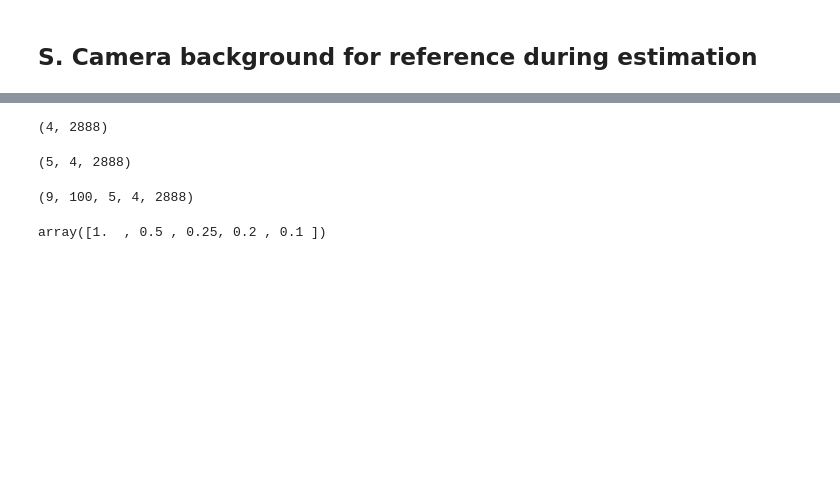
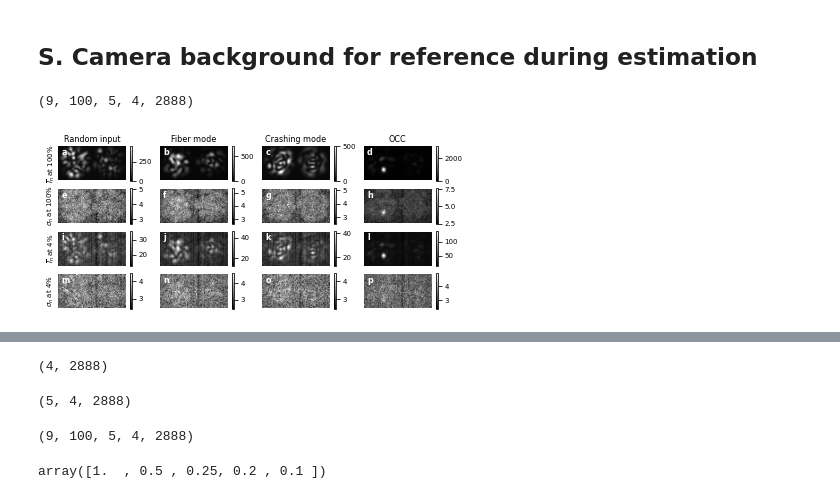
Before and after one commit to rodguti90/Article_PrecisionLimitTensorWFS, a Jupyter notebook: Crashing_disorder_figures.ipynb, the cells around one changed output, grey strips where cells are left out. Saved outputs shown, nothing was run; the diff lists cells and outputs as text; code cells hidden in the pictures; blank space fills up the shorter version.

```diff
--- a/Crashing_disorder_figures.ipynb
+++ b/Crashing_disorder_figures.ipynb
@@ -892,2 +884,54 @@ plt.title('Sensitivity to perturbation')
 # %% [markdown]
 ## S. Camera background for reference during estimation
+# %%
+Iest_vecs.shape
+# %% [output]
+(9, 100, 5, 4, 2888)
+# %%
+ind_def= 4
+ind_amp = 0
+ind_amp2 = 3
+meansI = np.mean(Iest_vecs, axis=1)
+stdI = np.std(Iest_vecs, axis=1)
+fig, axs = plt.subplots(4,4, figsize=(7.,3))
+nb_lb = [['a','b','c','d'],['e','f','g','h'],['i','j','k','l']
+,['m','n','o','p']]
+ylbls = ['$\overline{I}_n$ at 100%','$\sigma_n$ at 100%','$\overline{I}_n$ at 4%','$\sigma_n$ at 4%']
+
+labels = ['Random input', 'Fiber mode', 'Crashing mode', 'OCC']
+
+for ind_f in range(4):
+    intp = axs[0,ind_f].imshow(horz_reshp(meansI[ind_def,ind_amp,ind_f]),
+                        cmap=cmap_int,vmin=0)
+
+    stdp = axs[1,ind_f].imshow(horz_reshp(stdI[ind_def,ind_amp,ind_f]),
+                        cmap=cmap_int)#,vmin=0,vmax=np.max(stdI))
+    fig.colorbar(intp, ax= axs[0,ind_f])
+    fig.colorbar(stdp, ax= axs[1,ind_f])
+
+    intp = axs[2,ind_f].imshow(horz_reshp(meansI[ind_def,ind_amp2,ind_f]),
+                        cmap=cmap_int)
+
+    stdp = axs[3,ind_f].imshow(horz_reshp(stdI[ind_def,ind_amp2,ind_f]),
+                        cmap=cmap_int)#,vmin=0,vmax=np.max(stdI))
+    fig.colorbar(intp, ax= axs[2,ind_f])
+    fig.colorbar(stdp, ax= axs[3,ind_f])
+
+
+
+    axs[0,ind_f].text(0.5,1.2, labels[ind_f],transform = axs[0,ind_f].transAxes,
+     horizontalalignment='center', fontsize=MEDIUM_SIZE,
+     verticalalignment='center', rotation=0)
+    for i2 in range(4):
+        axs[i2,ind_f].text(0.05,0.75,nb_lb[i2][ind_f], transform=axs[i2,ind_f].transAxes, color='w', fontweight='bold')
+        if ind_f==0:
+            axs[i2,ind_f].text(-0.1,0.5, ylbls[i2],transform = axs[i2,ind_f].transAxes,
+                horizontalalignment='center', fontsize=SMALL_SIZE,
+                verticalalignment='center', rotation=90)
+
+for ax in axs.ravel():
+    ax.axis('off')
+
+plt.savefig(os.path.join(fig_path,'Inoise.pdf'),bbox_inches='tight')
+# %% [output]
+[figure, added]
```
Also changed, not shown: parts of 32 cells of this notebook, 4 other files.
